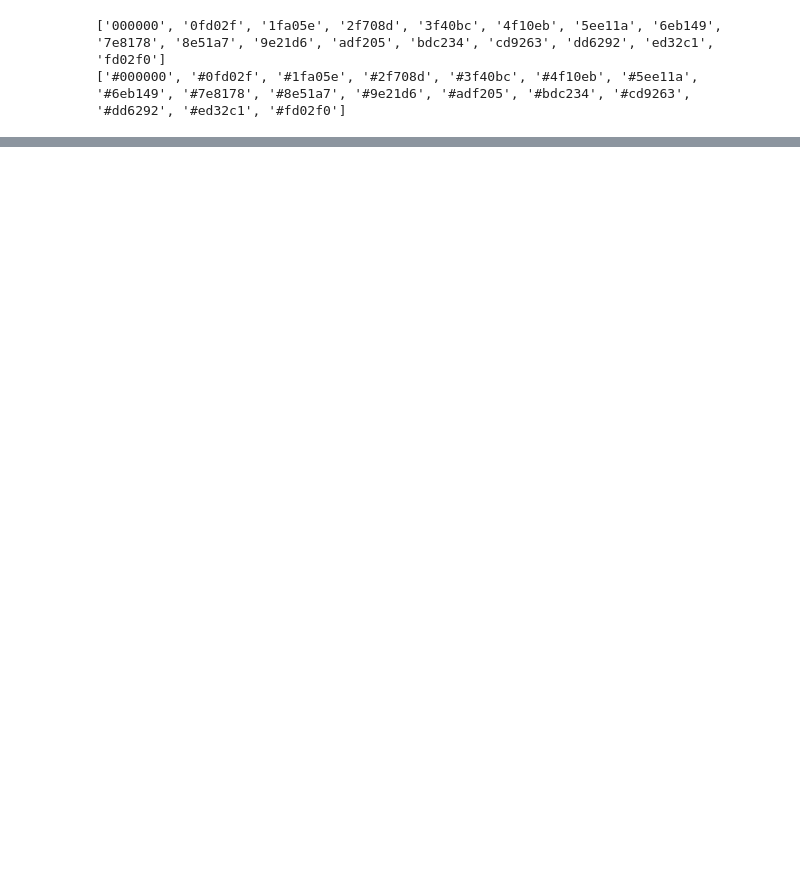
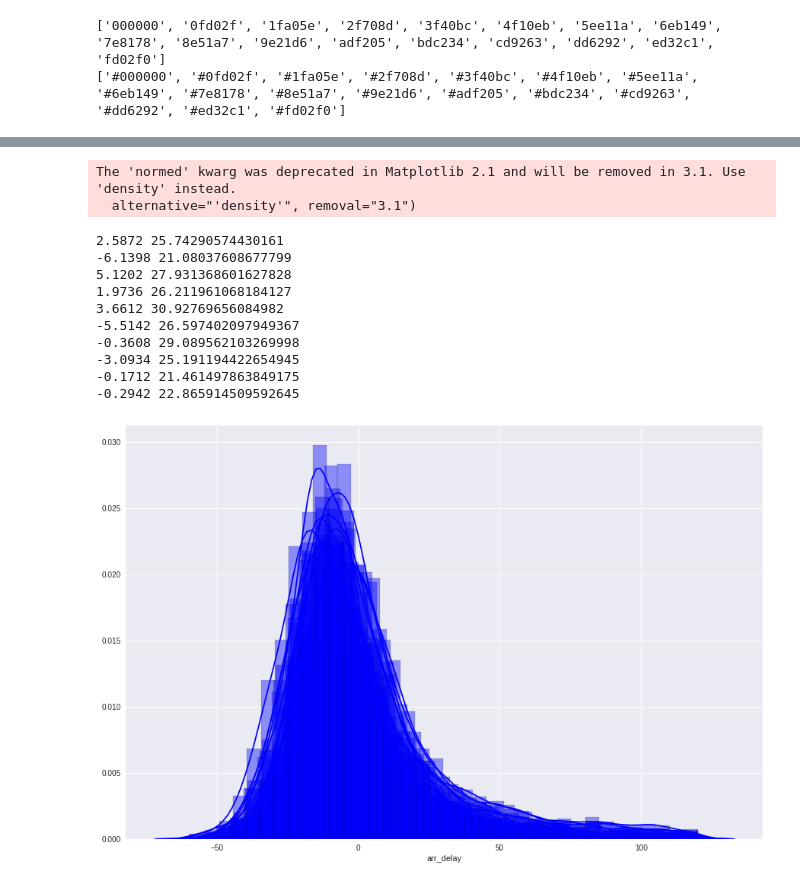
Before and after one commit to saindeepak/Data_analysis, a Jupyter notebook: Untitled0.ipynb, the cells around one changed output, grey strips where cells are left out. Saved outputs shown, nothing was run; the diff lists cells and outputs as text; code cells hidden in the pictures; blank space fills up the shorter version.

```diff
--- a/Untitled0.ipynb
+++ b/Untitled0.ipynb
@@ -139,0 +140,23 @@ Text(0, 0.5, 'Flights')
+# %%
+b,v=0,[]
+for i in range(10):
+  c=b+5000
+  a=dataset[b:c]
+  b = c
+  sns.distplot(a['arr_delay'],kde = True,color = 'blue',bins = int(180/5),hist_kws={'edgecolor':'black'} )
+  v.append(np.mean(a['arr_delay']))
+  print(np.mean(a['arr_delay']),np.std(a['arr_delay']))
+# %% [output]
+The 'normed' kwarg was deprecated in Matplotlib 2.1 and will be removed in 3.1. Use 'density' instead.
+  alternative="'density'", removal="3.1")
+2.5872 25.74290574430161
+-6.1398 21.08037608677799
+5.1202 27.931368601627828
+1.9736 26.211961068184127
+3.6612 30.92769656084982
+-5.5142 26.597402097949367
+-0.3608 29.089562103269998
+-3.0934 25.191194422654945
+-0.1712 21.461497863849175
+-0.2942 22.865914509592645
+[figure, added]
```
Also changed, not shown: parts of 7 cells of this notebook.
